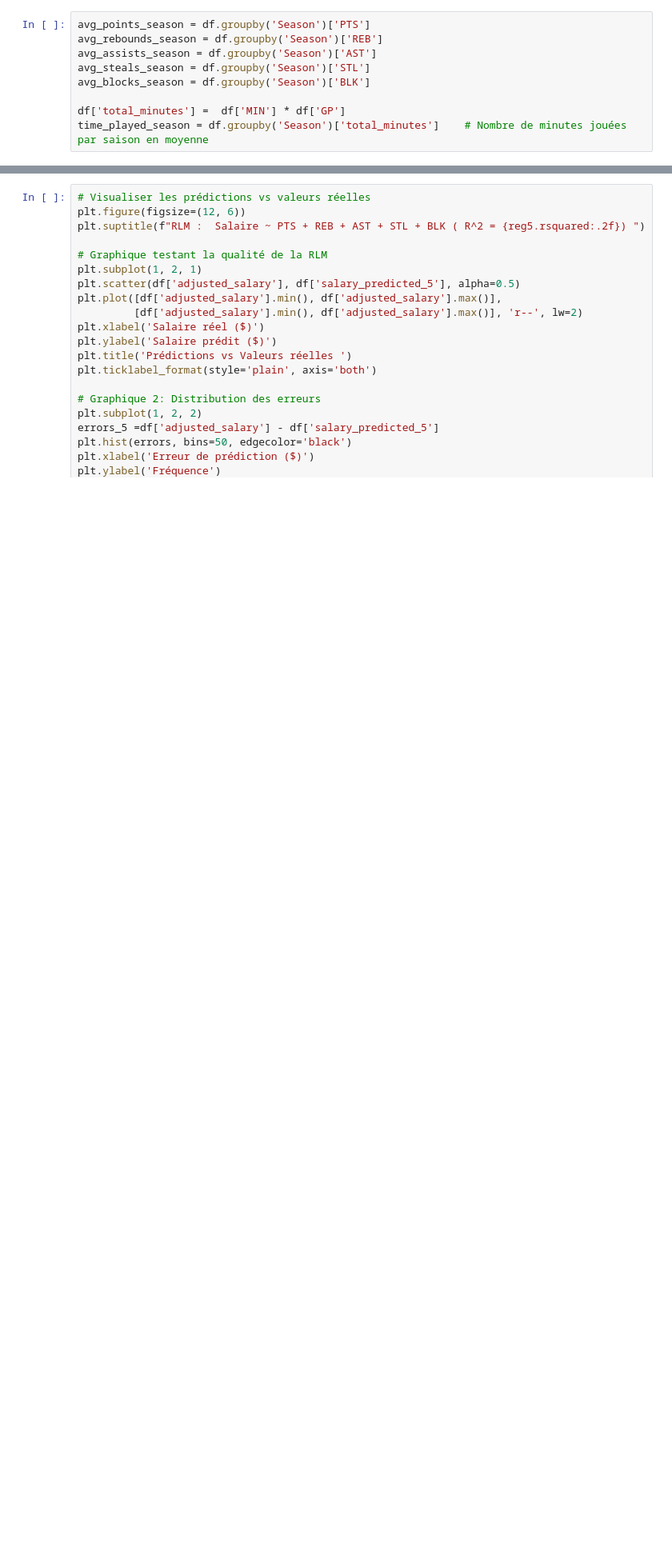
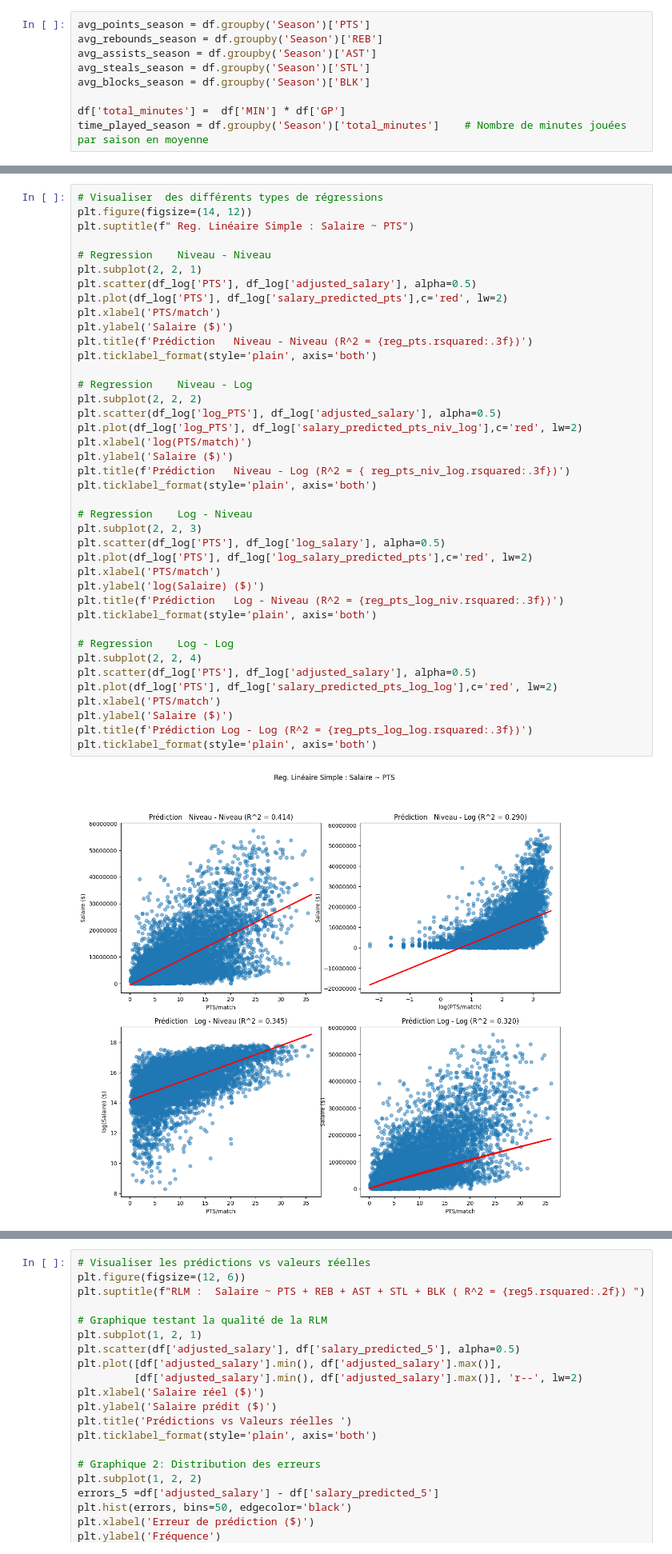
Before and after one commit to ElliotLunati/NBA_stats, a Jupyter notebook: code_gianni.ipynb, the cells around one changed output, grey strips where cells are left out. Shown at 80% size. Saved outputs shown, nothing was run; the diff lists cells and outputs as text; blank space fills up the shorter version.

```diff
--- a/code_gianni.ipynb
+++ b/code_gianni.ipynb
@@ -381,0 +419,42 @@ np.float64(8.71997241456492e-10)
+# %%
+# Visualiser  des différents types de régressions
+plt.figure(figsize=(14, 12))
+plt.suptitle(f" Reg. Linéaire Simple : Salaire ~ PTS")
+
+# Regression    Niveau - Niveau
+plt.subplot(2, 2, 1)
+plt.scatter(df_log['PTS'], df_log['adjusted_salary'], alpha=0.5)
+plt.plot(df_log['PTS'], df_log['salary_predicted_pts'],c='red', lw=2)
+plt.xlabel('PTS/match')
+plt.ylabel('Salaire ($)')
+plt.title(f'Prédiction   Niveau - Niveau (R^2 = {reg_pts.rsquared:.3f})')
+plt.ticklabel_format(style='plain', axis='both')
+
+# Regression    Niveau - Log
+plt.subplot(2, 2, 2)
+plt.scatter(df_log['log_PTS'], df_log['adjusted_salary'], alpha=0.5)
+plt.plot(df_log['log_PTS'], df_log['salary_predicted_pts_niv_log'],c='red', lw=2)
+plt.xlabel('log(PTS/match)')
+plt.ylabel('Salaire ($)')
+plt.title(f'Prédiction   Niveau - Log (R^2 = { reg_pts_niv_log.rsquared:.3f})')
+plt.ticklabel_format(style='plain', axis='both')
+
+# Regression    Log - Niveau
+plt.subplot(2, 2, 3)
+plt.scatter(df_log['PTS'], df_log['log_salary'], alpha=0.5)
+plt.plot(df_log['PTS'], df_log['log_salary_predicted_pts'],c='red', lw=2)
+plt.xlabel('PTS/match')
+plt.ylabel('log(Salaire) ($)')
+plt.title(f'Prédiction   Log - Niveau (R^2 = {reg_pts_log_niv.rsquared:.3f})')
+plt.ticklabel_format(style='plain', axis='both')
+
+# Regression    Log - Log
+plt.subplot(2, 2, 4)
+plt.scatter(df_log['PTS'], df_log['adjusted_salary'], alpha=0.5)
+plt.plot(df_log['PTS'], df_log['salary_predicted_pts_log_log'],c='red', lw=2)
+plt.xlabel('PTS/match')
+plt.ylabel('Salaire ($)')
+plt.title(f'Prédiction Log - Log (R^2 = {reg_pts_log_log.rsquared:.3f})')
+plt.ticklabel_format(style='plain', axis='both')
+# %% [output]
+[figure, added]
```
Also changed, not shown: parts of 35 cells of this notebook.
